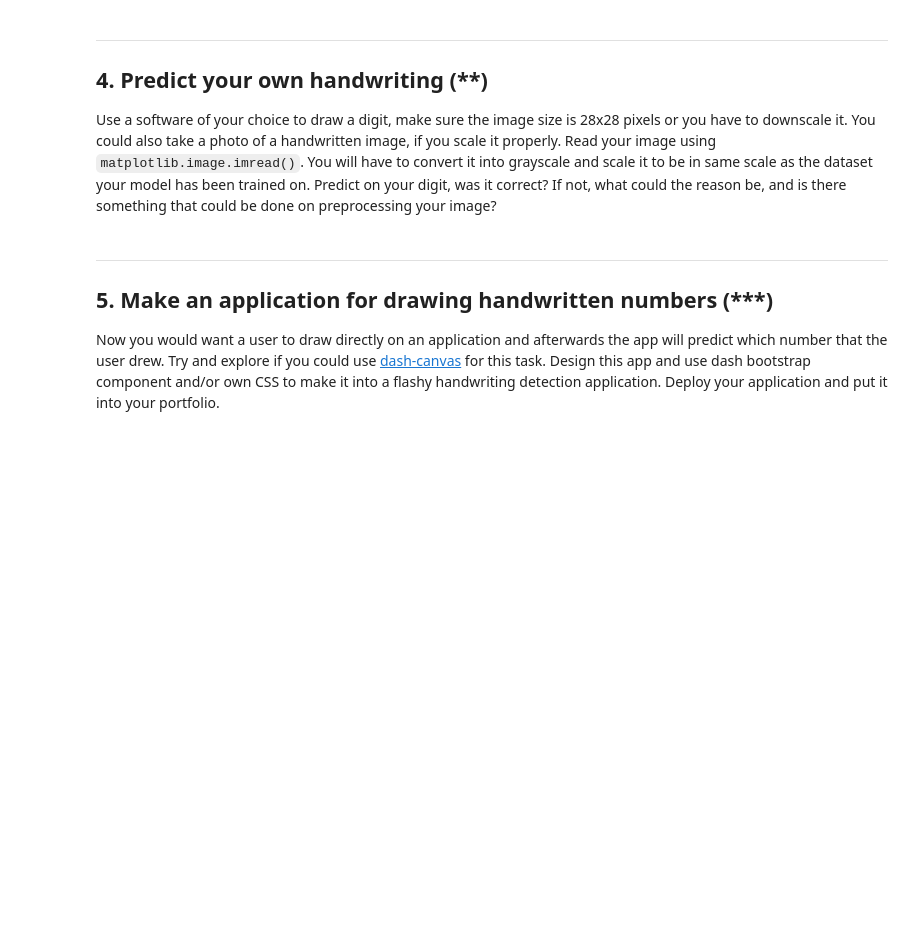
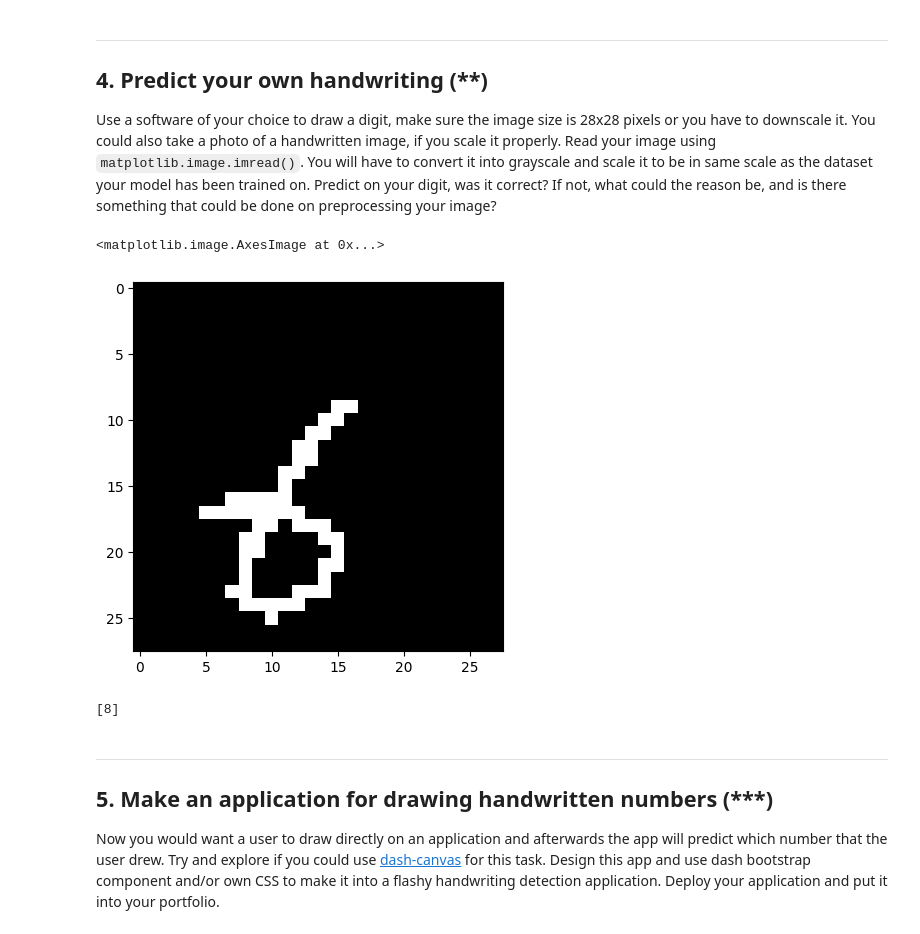
Before and after one commit to nabil0n/MachineLearning-Isak-Andersson, a Jupyter notebook: Exercises/E04_KNN.ipynb, the cells around one changed output. Cells and saved outputs as stored; diff of their text form; code cells hidden in the pictures; blank space fills up the shorter version.

````diff
--- a/Exercises/E04_KNN.ipynb
+++ b/Exercises/E04_KNN.ipynb
@@ -265,6 +259,23 @@ weighted avg       0.97      0.97      0.97      9600
 ## 4. Predict your own handwriting (**)
 
 Use a software of your choice to draw a digit, make sure the image size is 28x28 pixels or you have to downscale it. You could also take a photo of a handwritten image, if you scale it properly. Read your image using ```matplotlib.image.imread()```. You will have to convert it into grayscale and scale it to be in same scale as the dataset your model has been trained on. Predict on your digit, was it correct? If not, what could the reason be, and is there something that could be done on preprocessing your image?
+# %%
+import matplotlib.image as pltimg
+
+img = pltimg.imread('0till9/6.bmp')
+
+# img = img * 255
+
+img = img[:,:,0].flatten()
+img
+plt.imshow(img.reshape(28, 28), cmap='gray')
+# %% [output]
+<matplotlib.image.AxesImage at 0x...>
+[figure, added]
+# %%
+print(knn.predict([img]))
+# %% [output]
+[8]
 # %% [markdown]
 ---
 ## 5. Make an application for drawing handwritten numbers (***)
````
Also changed, not shown: parts of 6 cells of this notebook, 11 other files.
